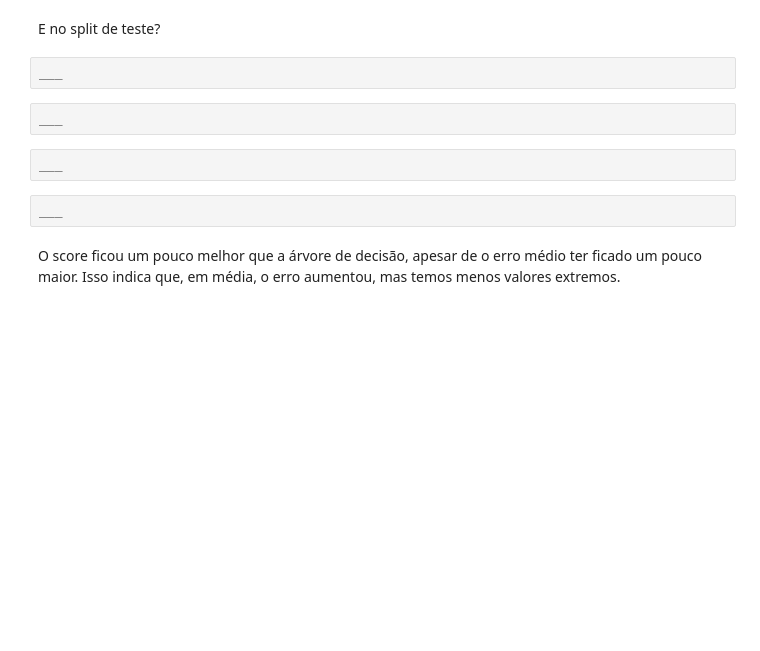
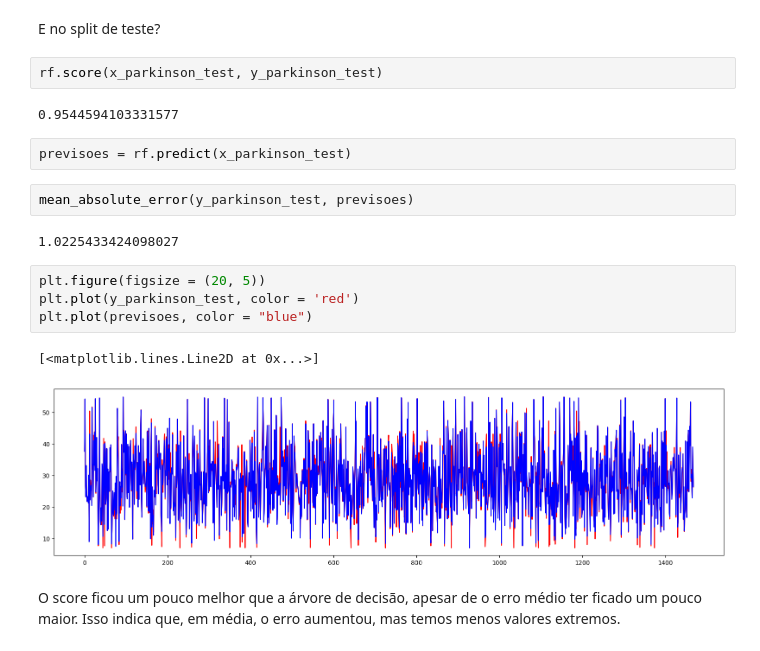
Before and after one commit to Josearthur266/Aprendendo_Machine_Learning, a Jupyter notebook: Outros_tipos_de_regressao/Exercícios/Parte 2.2 - Regressão - Outros tipos de regressão.ipynb, the cells around one changed output. Cells and saved outputs as stored; diff of their text form; blank space fills up the shorter version.

```diff
--- a/Outros_tipos_de_regressao/Exercícios/Parte 2.2 - Regressão - Outros tipos de regressão.ipynb
+++ b/Outros_tipos_de_regressao/Exercícios/Parte 2.2 - Regressão - Outros tipos de regressão.ipynb
@@ -200,14 +213,23 @@ ___
 Este regressor ficou um pouco pior que a árvore de decisão no split de treinamento, mas ainda assim muito bom!
 # %% [markdown]
 E no split de teste?
-# %%
-___
-# %%
-___
-# %%
-___
-# %%
-___
+# %%
+rf.score(x_parkinson_test, y_parkinson_test)
+# %% [output]
+0.9544594103331577
+# %%
+previsoes = rf.predict(x_parkinson_test)
+# %%
+mean_absolute_error(y_parkinson_test, previsoes)
+# %% [output]
+1.0225433424098027
+# %%
+plt.figure(figsize = (20, 5))
+plt.plot(y_parkinson_test, color = 'red')
+plt.plot(previsoes, color = "blue")
+# %% [output]
+[<matplotlib.lines.Line2D at 0x...>]
+[figure, added]
 # %% [markdown]
 O score ficou um pouco melhor que a árvore de decisão, apesar de o erro médio ter ficado um pouco maior. Isso indica que, em média, o erro aumentou, mas temos menos valores extremos.
 # %% [markdown]
```
Also changed, not shown: parts of 50 cells of this notebook.
